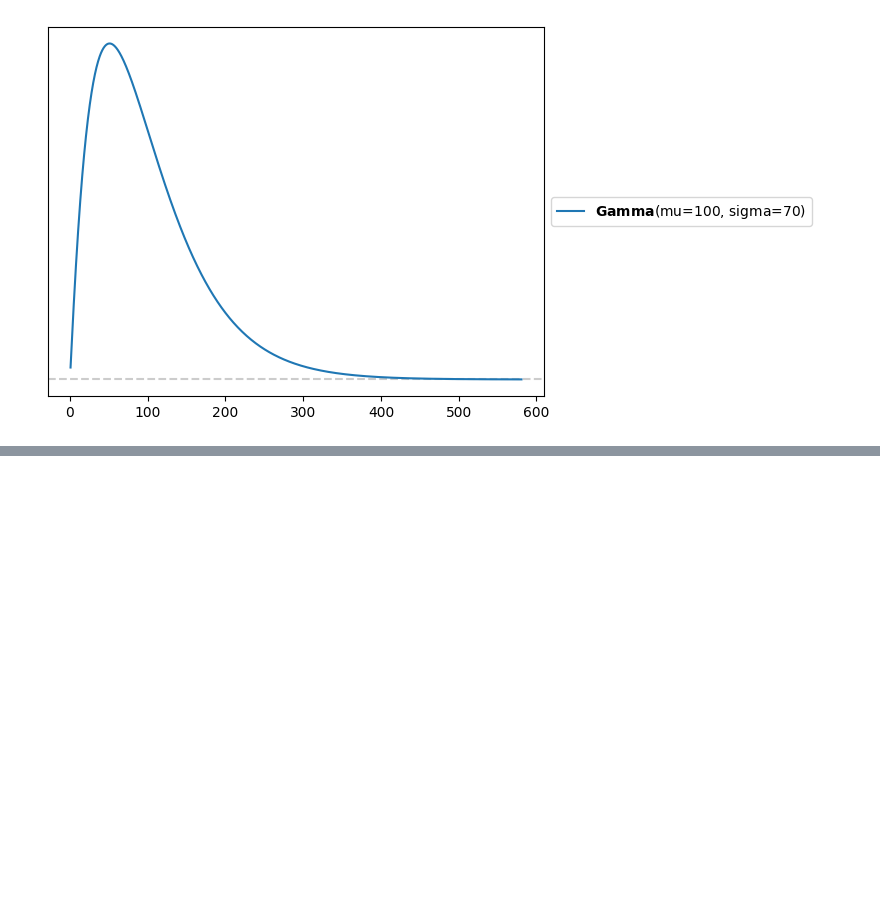
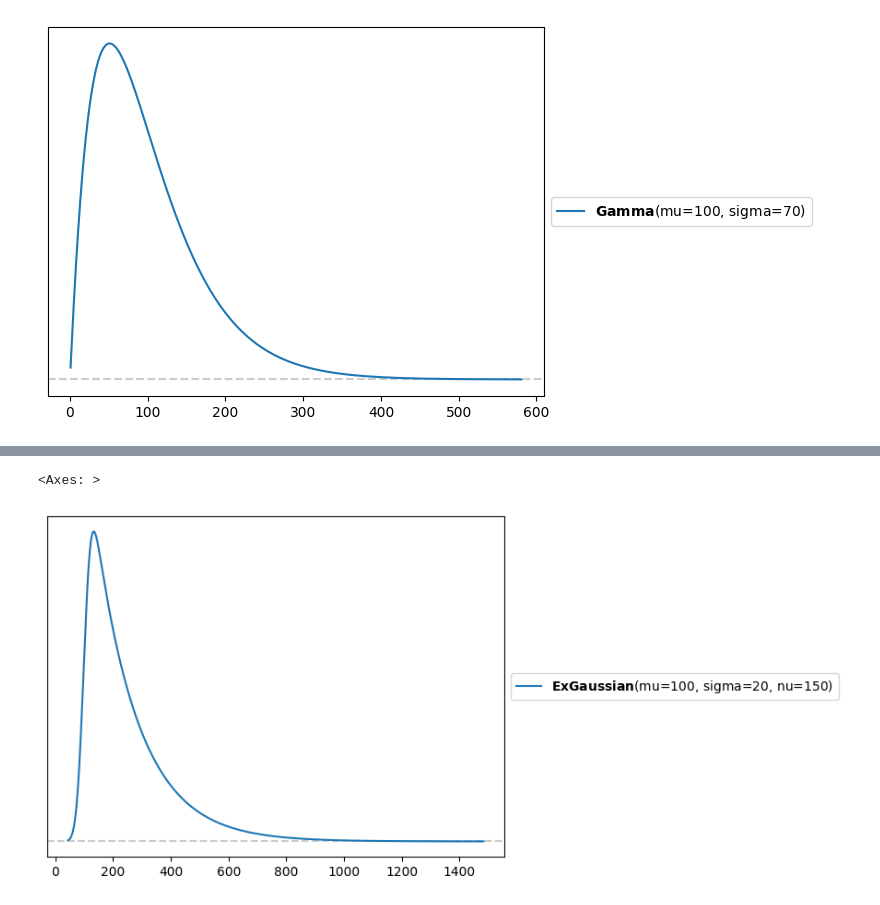
Before and after one commit to MaliciousFiles/data-science-fundamentals, a Jupyter notebook: Unit3/MalcRoalU3proj.ipynb, the cells around one changed output, grey strips where cells are left out. Saved outputs shown, nothing was run; the diff lists cells and outputs as text; code cells hidden in the pictures; blank space fills up the shorter version.

```diff
--- a/Unit3/MalcRoalU3proj.ipynb
+++ b/Unit3/MalcRoalU3proj.ipynb
@@ -102,0 +105,6 @@ Near an ocean: 2604122.866365812/10000
+# %%
+# Visualize what we want
+pz.ExGaussian(mu=100, sigma=20, nu=150).plot_pdf()
+# %% [output]
+<Axes: >
+[figure, added]
```
Also changed, not shown: parts of 20 cells of this notebook, 1 other file.
